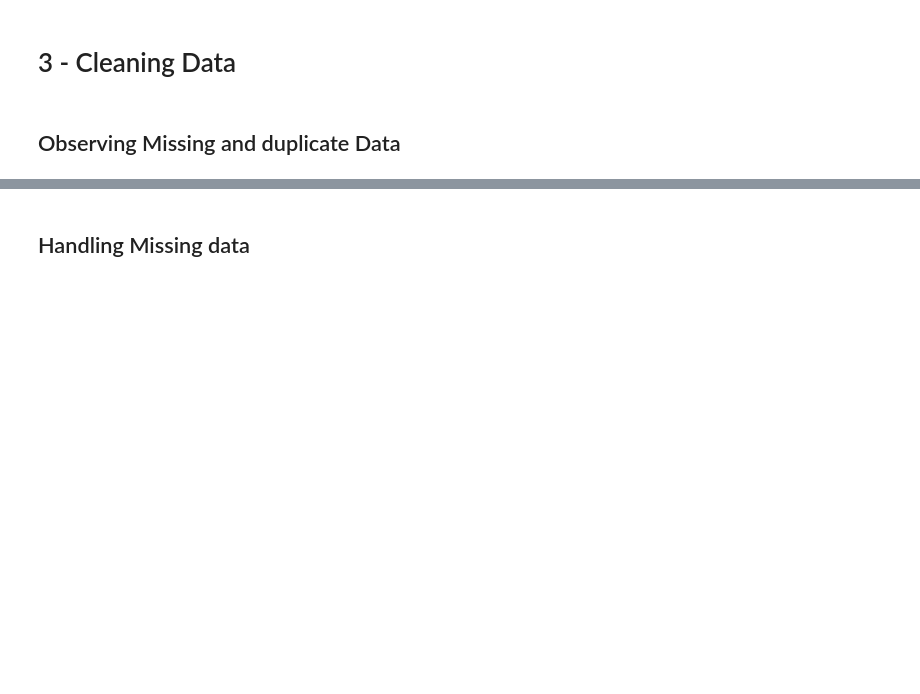
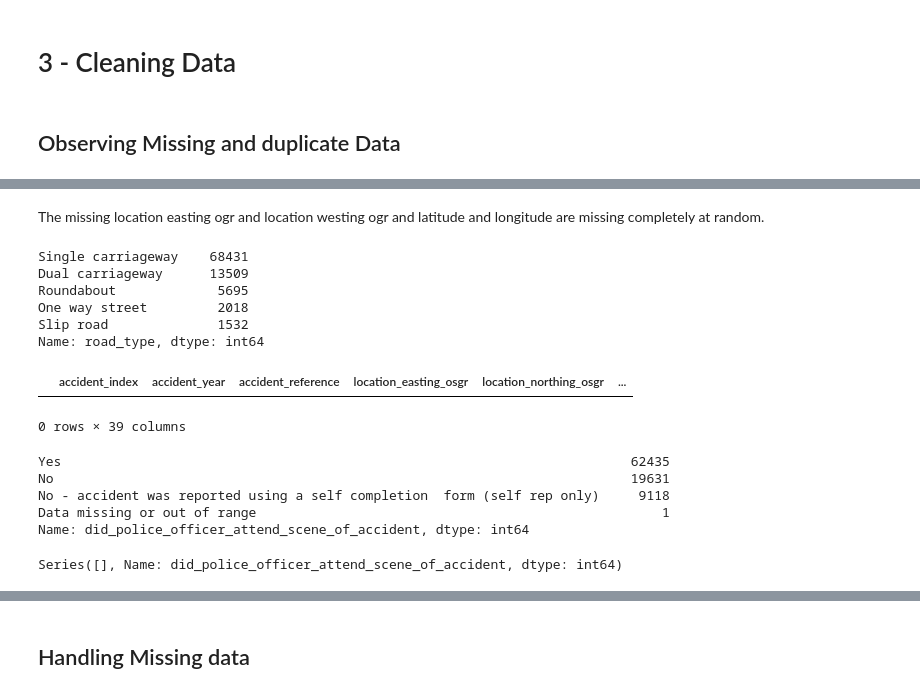
Before and after one commit to OmarAreef/DETask1, a Jupyter notebook: MS1Template.ipynb, the cells around one changed output, grey strips where cells are left out. Cells and saved outputs as stored; diff of their text form; code cells hidden in the pictures; blank space fills up the shorter version.

```diff
--- a/MS1Template.ipynb
+++ b/MS1Template.ipynb
@@ -215,0 +256,31 @@ Finished EDA
+# %% [markdown]
+The missing location easting ogr and location westing ogr and latitude and longitude are missing completely at random.
+# %%
+df['road_type'].value_counts()
+# %% [output]
+Single carriageway    68431
+Dual carriageway      13509
+Roundabout             5695
+One way street         2018
+Slip road              1532
+Name: road_type, dtype: int64
+# %%
+road_type_nan = df[df["road_type"].isna()]
+road_type_not_nan = df[df["road_type"].notna()]
+# %%
+display(road_type_nan.head())
+# %% [output]
+|  | accident_index | accident_year | accident_reference | location_easting_osgr | location_northing_osgr | ... |
+0 rows × 39 columns
+# %%
+road_type_not_nan['did_police_officer_attend_scene_of_accident'].value_counts()
+# %% [output]
+Yes                                                                         62435
+No                                                                          19631
+No - accident was reported using a self completion  form (self rep only)     9118
+Data missing or out of range                                                    1
+Name: did_police_officer_attend_scene_of_accident, dtype: int64
+# %%
+road_type_nan['did_police_officer_attend_scene_of_accident'].value_counts ()
+# %% [output]
+Series([], Name: did_police_officer_attend_scene_of_accident, dtype: int64)
```
Also changed, not shown: parts of 57 cells of this notebook.
